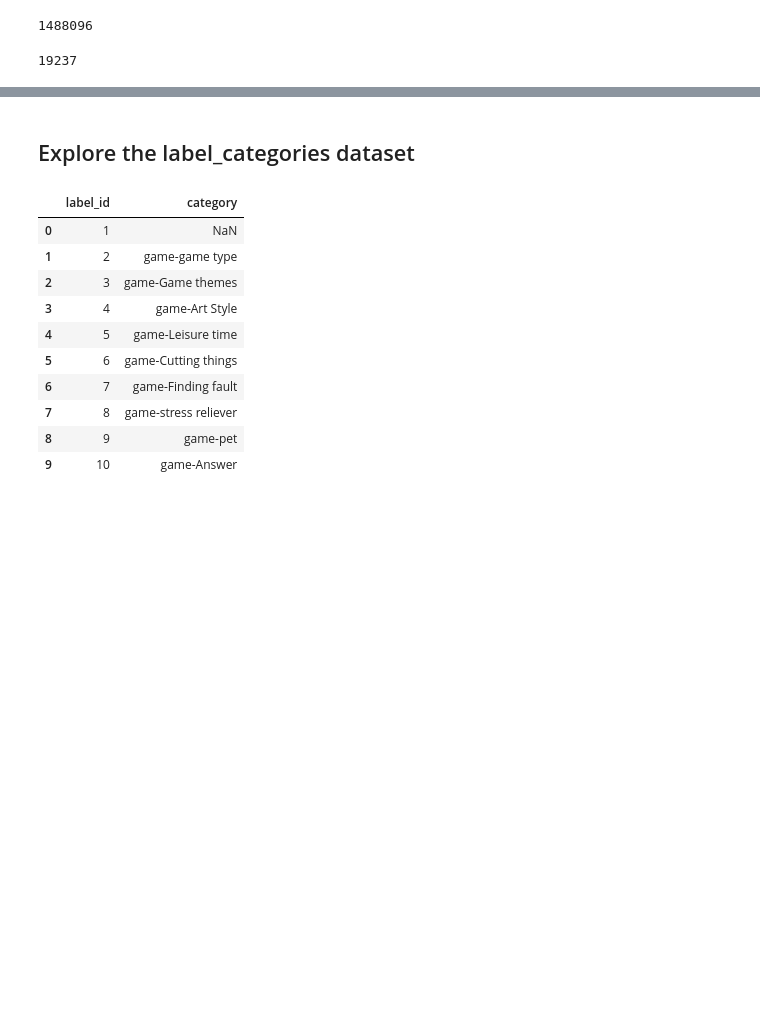
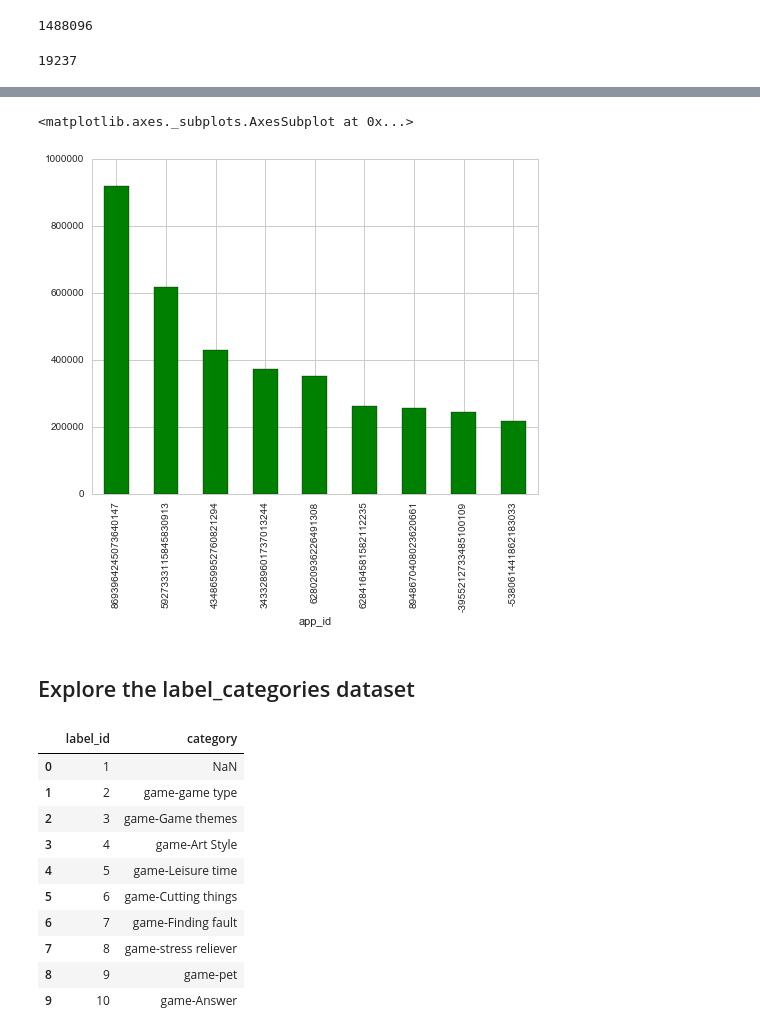
Before and after one commit to yanfei-wu/TalkingData, a Jupyter notebook: Explore App.ipynb, the cells around one changed output, grey strips where cells are left out. Saved outputs shown, nothing was run; the diff lists cells and outputs as text; code cells hidden in the pictures; blank space fills up the shorter version.

```diff
--- a/Explore App.ipynb
+++ b/Explore App.ipynb
@@ -56,3 +113,8 @@ len(app_event.app_id.unique())
+# %%
+i_a[0:9].plot(kind = 'bar', color = 'green')
+# %% [output]
+<matplotlib.axes._subplots.AxesSubplot at 0x...>
+[figure, added]
 # %% [markdown]
 ## Explore the label_categories dataset
 # %%
```
Also changed, not shown: parts of 35 cells of this notebook.
